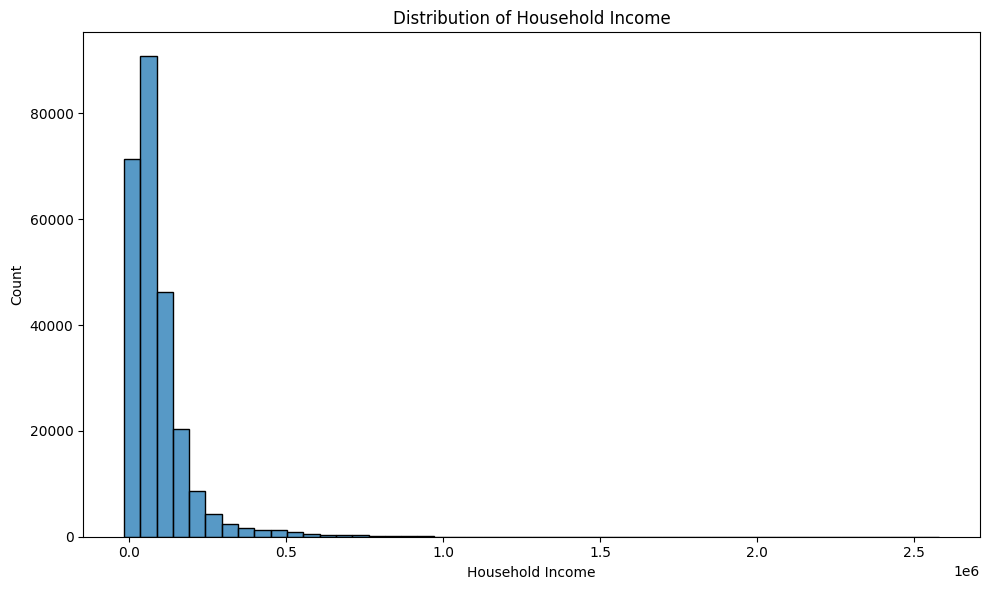
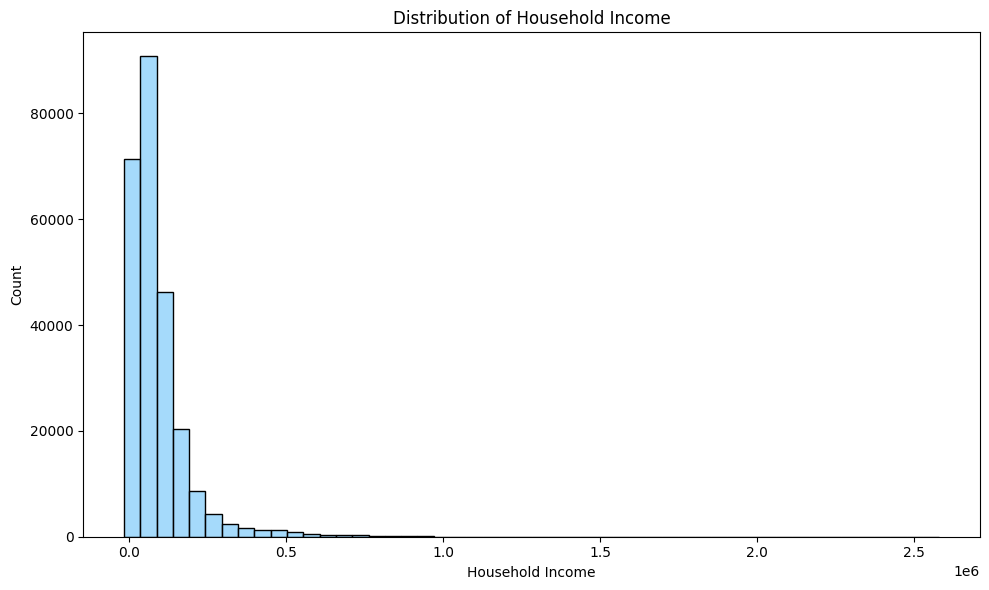
Unified diff of the notebook cell whose output changed from the first chart to the second:
--- before
+++ after
@@ -1,4 +1,4 @@
 plt.figure(figsize=(10, 6))
-sns.histplot(income, bins=50)
+sns.histplot(income, bins=50, color="lightskyblue")
 plt.title("Distribution of Household Income")
 plt.xlabel("Household Income")

Commit: Add files via upload